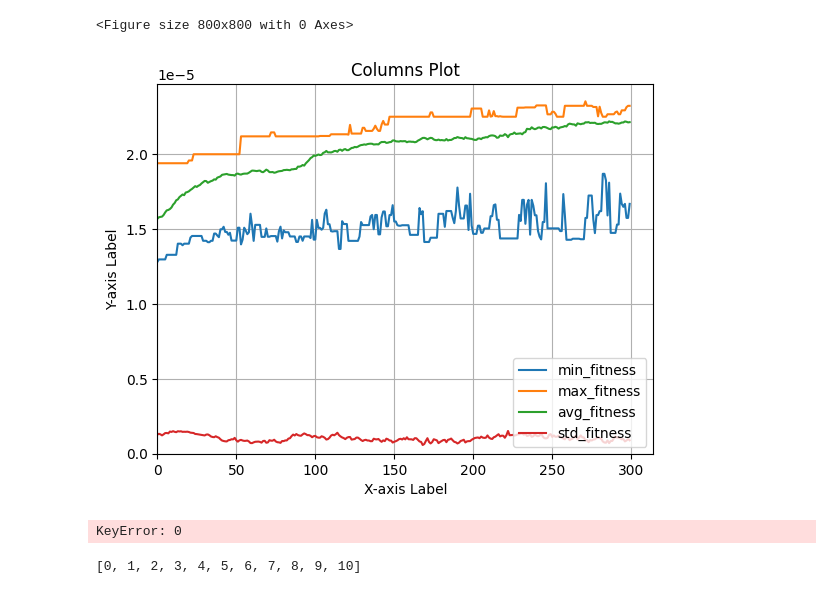
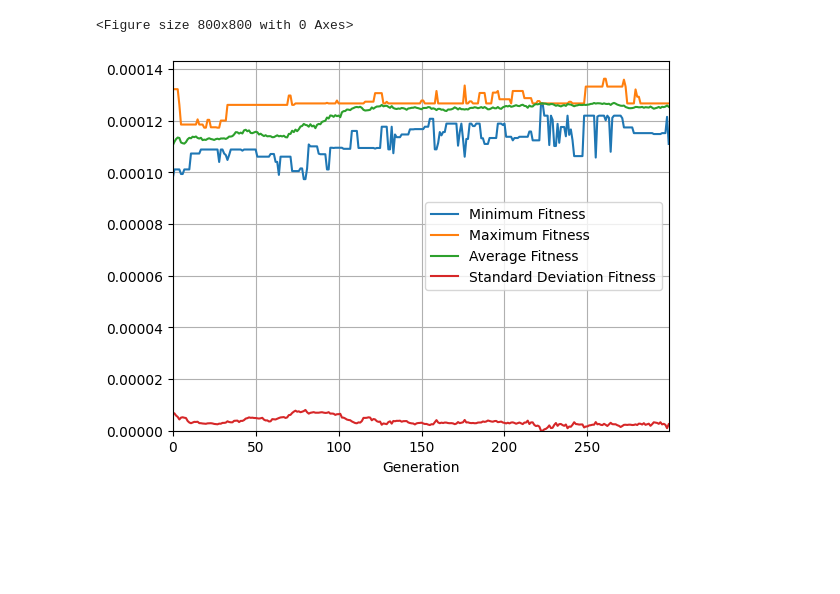
Before and after one commit to c-radicallis/OptimDecision, a Jupyter notebook: py-ga-VRPTW-master/py-ga-VRPTW-master/results/plot_jupyter.ipynb, the cells around one changed output. Cells and saved outputs as stored; diff of their text form; code cells hidden in the pictures; blank space fills up the shorter version.

Commit message:
mais imagens

```diff
--- a/py-ga-VRPTW-master/py-ga-VRPTW-master/results/plot_jupyter.ipynb
+++ b/py-ga-VRPTW-master/py-ga-VRPTW-master/results/plot_jupyter.ipynb
@@ -5,7 +5,7 @@ import matplotlib.pyplot as plt
 import os
 
 # Check if the file exists
-file_path = 'C204_uC8.0_iC100.0_wC1.0_dC1.5_iS100_pS400_cP0.85_mP0.02_nG300.csv'
+file_path = 'R101_uC8.0_iC60.0_wC0.5_dC1.5_iS25_pS80_cP2.0_mP0.01_nG300.csv'
 if os.path.exists(file_path):
     # Read CSV file
     df = pd.read_csv(file_path)
@@ -18,40 +18,16 @@ else:
 # %%
 plt.figure(figsize=[8, 8])
 df[columns_to_plot].plot()
-plt.xlabel('X-axis Label')
-plt.ylabel('Y-axis Label')
-plt.title('Columns Plot')
-plt.legend(loc='lower right')
+plt.xlabel('Generation')
+plt.legend(['Minimum Fitness', 'Maximum Fitness', 'Average Fitness', 'Standard Deviation Fitness'], loc='right')
 plt.grid(True)
-plt.xlim(0)
+plt.xlim(0,max(df['generation']))
 plt.ylim(0)
 
-plt.savefig(rf'{file_path}'+'.jpeg')
+
+file_path = file_path.replace('.csv','.jpeg')
+
+plt.savefig(file_path)
 # %% [output]
 <Figure size 800x800 with 0 Axes>
-[figure, old version]
+[figure, new version]
-# %%
-# Plotting specified columns
-for column in range(len(df.columns)):
-    plt.plot(df[column], label=column)
-
-# Adding labels and title
-plt.xlabel('X-axis Label')
-plt.ylabel('Y-axis Label')
-plt.title('Selected Columns Plot')
-
-# Adding legend
-plt.legend()
-
-# Display the plot
-plt.show()
-# %% [output]
-KeyError: 0
-# %%
-list_1 = [1,2,3,4,5,6,7,8,9,10]
-
-list_1 = [0] + list_1
-
-print(list_1)
-# %% [output]
-[0, 1, 2, 3, 4, 5, 6, 7, 8, 9, 10]
```
Also changed, not shown: 10 other files.
